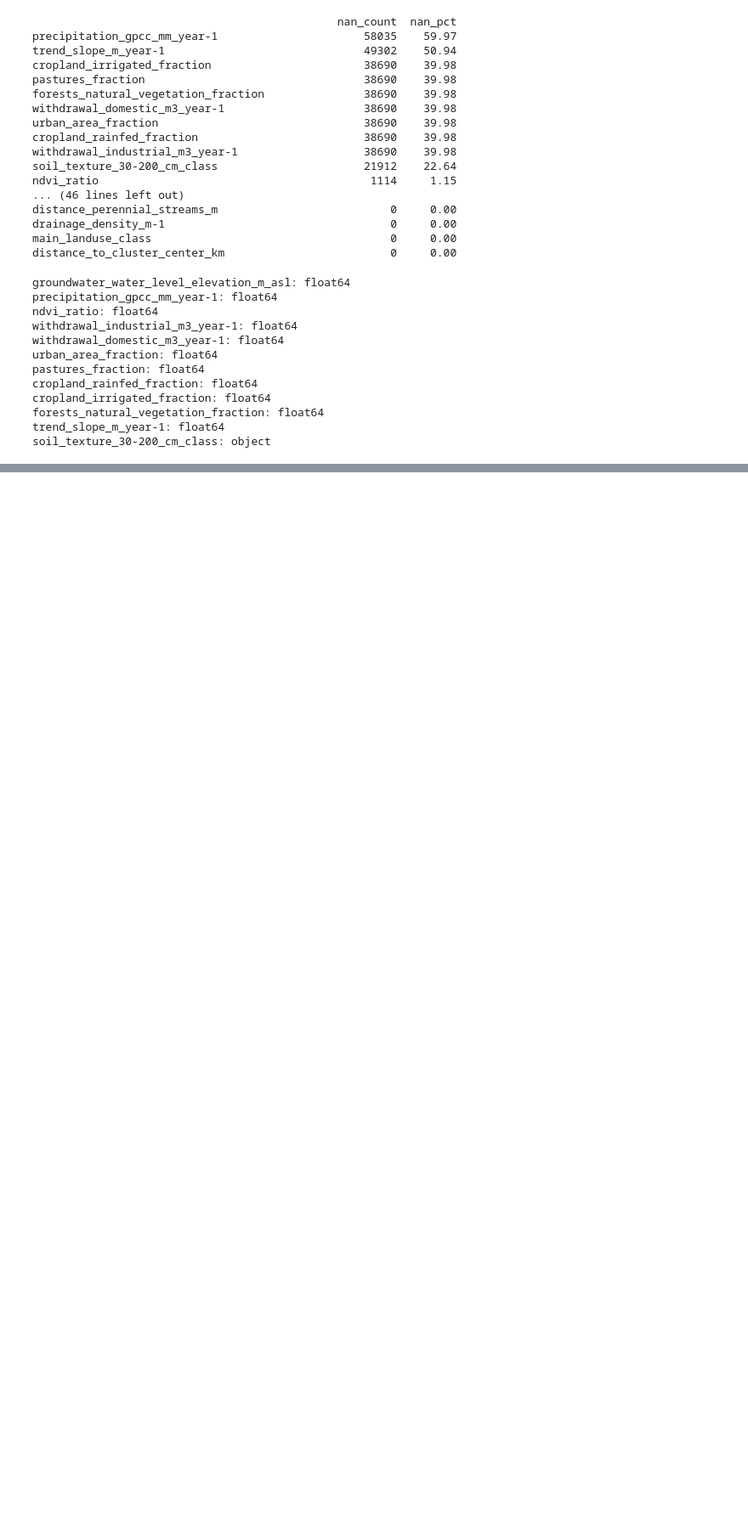
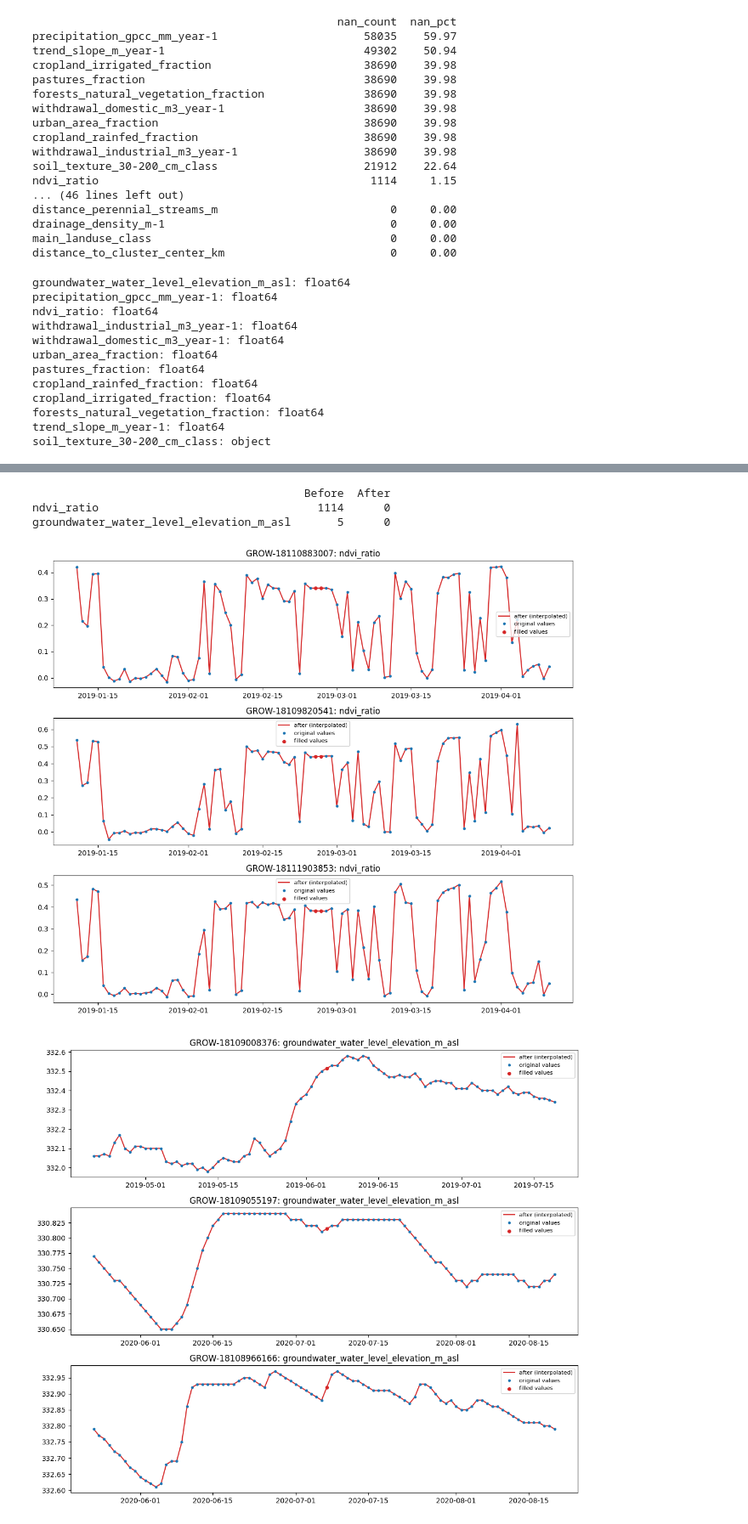
Before and after one commit to Break-Through-Tech/Microsoft-4A-groundwater-timeseries-prediction-using-AI, a Jupyter notebook: notebooks/Microsoft_4A.ipynb, the cells around one changed output, grey strips where cells are left out. Shown at 85% size. Drawn from its saved outputs; the diff is of its cells as text; code cells hidden in the pictures; blank space fills up the shorter version.

Commit message:
Completed interpolation
For missing values that were determined to be best candidates for interpolation, we completed interpolation and created before and after graphs.

```diff
--- a/notebooks/Microsoft_4A.ipynb
+++ b/notebooks/Microsoft_4A.ipynb
@@ -202,0 +194,5 @@ groundwater_water_level_elevation_m_asl      0.00       100.00
+# %%
+# From this information, we see that the column cropland_irrigated_fraction has only one unique value when it is not missing (which is zero, not that it really matters what the value is).
+# Hence, we can drop this column from our dataset.
+
+df_daily.drop(columns="cropland_irrigated_fraction", inplace=True)
@@ -202,0 +214,49 @@ groundwater_water_level_elevation_m_asl      0.00       100.00
+# %%
+before = df_daily[cols_to_interp].isna().sum()
+
+# Interpolate within each well
+df_daily[cols_to_interp] = (
+  df_daily.groupby("GROW_ID")[cols_to_interp].transform(lambda s: s.interpolate(method="linear", limit_area="inside"))
+)
+
+after = df_daily[cols_to_interp].isna().sum()
+print(pd.DataFrame({"Before": before, "After": after}))
+# %% [output]
+                                         Before  After
+ndvi_ratio                                 1114      0
+groundwater_water_level_elevation_m_asl       5      0
+# %%
+# Visualize interpolation: before vs after
+
+def plot_interp(col, n_wells=3, window=45, seed=0):
+  # Select wells that had gaps in this column
+  gappy = df_before.loc[df_before[col].isna(), "GROW_ID"].unique()
+  wells = np.random.default_rng(seed).choice(gappy, size=min(n_wells, len(gappy)), replace=False)
+
+  fig, axes = plt.subplots(len(wells), 1, figsize=(11, 3.2 * len(wells)))
+  axes = np.atleast_1d(axes)
+  for ax, w in zip(axes, wells):
+    b = df_before[df_before.GROW_ID == w].reset_index(drop=True)
+    a = df_daily[df_daily.GROW_ID == w].reset_index(drop=True)
+
+    # Zoom in around the first gap
+    i = b[col].isna().idxmax()
+    lo, hi = max(i - window, 0), min(i + window, len(b))
+    b, a = b.iloc[lo:hi], a.iloc[lo:hi]
+    filled = b[col].isna()
+
+    # Plot the graphs
+    ax.plot(a["date"], a[col], color="tab:red", lw=1.5, label="after (interpolated)")
+    ax.plot(b["date"], b[col], color="tab:blue", marker="o", ms=3, lw=0, label="original values")
+    ax.scatter(a.loc[filled, "date"], a.loc[filled, col], color="tab:red", s=18, zorder=3, label="filled values")
+    ax.set_title(f"{w}: {col}")
+    ax.legend(loc="best", fontsize=8)
+  plt.tight_layout()
+  plt.show()
+
+for c in cols_to_interp:
+  plot_interp(c)
+  print("\n")
+# %% [output]
+[figure, added]
+[figure, added]
```
Also changed, not shown: parts of 5 cells of this notebook.
